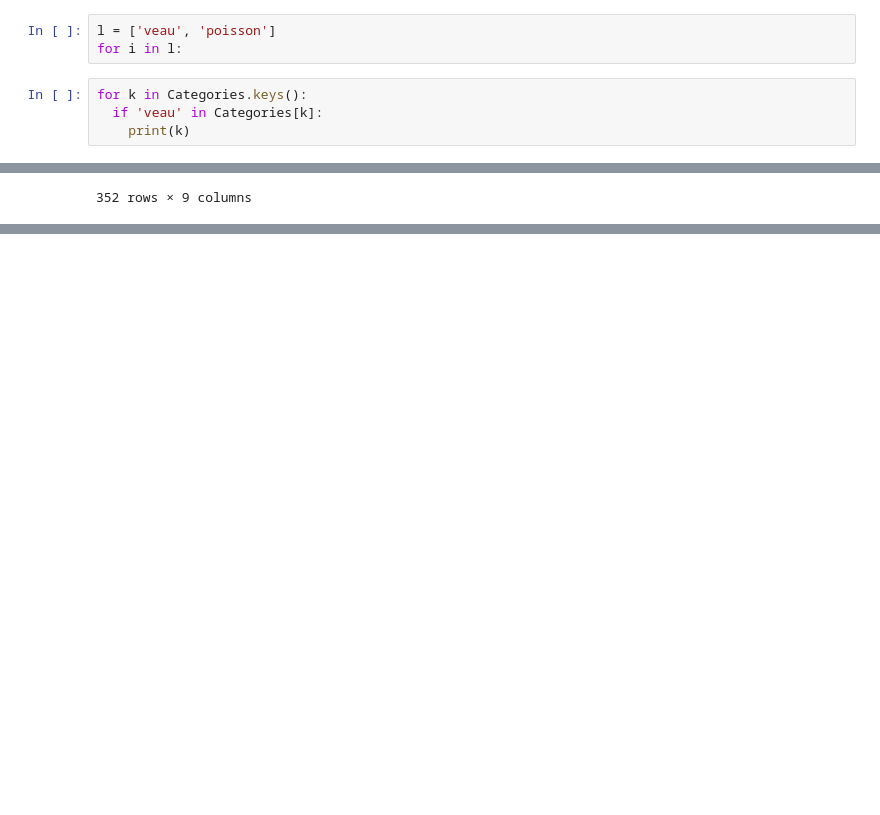
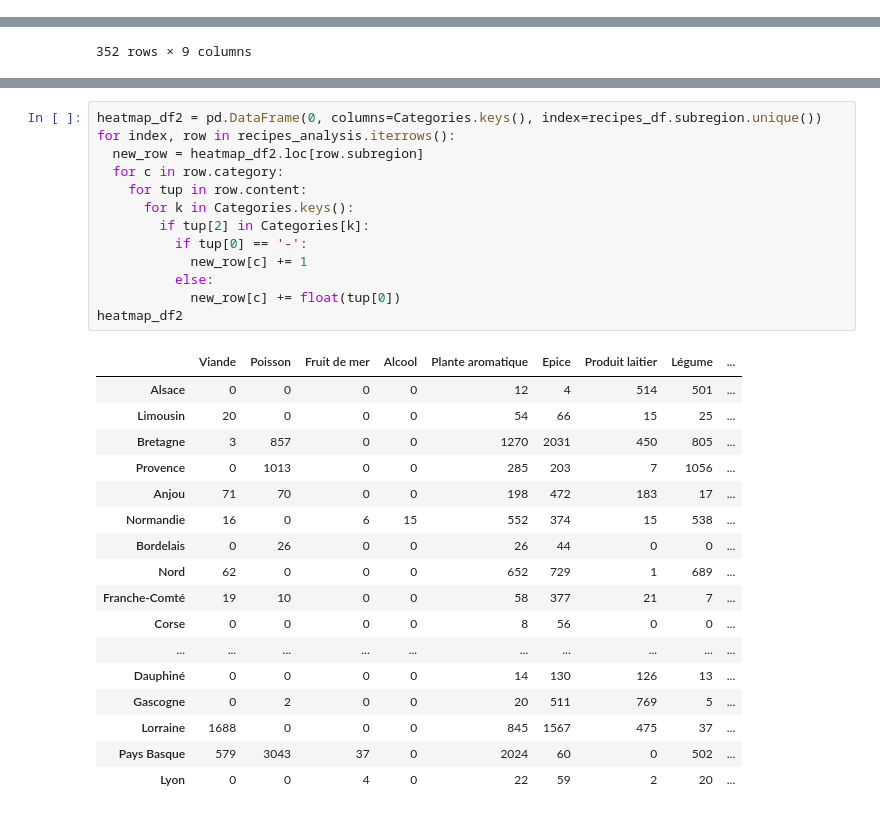
Before and after one commit to Ghalicb/historical-cookbook-digitalisation, a Jupyter notebook: src/recipes_analysis.ipynb, the cells around one changed output, grey strips where cells are left out. Cells and saved outputs as stored; diff of their text form; blank space fills up the shorter version.

```diff
--- a/src/recipes_analysis.ipynb
+++ b/src/recipes_analysis.ipynb
@@ -112,10 +109,3 @@ recipes_analysis = recipes_df.copy()
 recipes_analysis['content'] = ''
 recipes_analysis['ingredient'] = ''
 recipes_analysis['category'] = ''
-# %%
-l = ['veau', 'poisson']
-for i in l:
-# %%
-for k in Categories.keys():
-  if 'veau' in Categories[k]:
-    print(k)
@@ -269,0 +260,31 @@ sns.heatmap(heatmap_df, cmap="crest", annot=True, fmt=".1f")
+# %%
+heatmap_df2 = pd.DataFrame(0, columns=Categories.keys(), index=recipes_df.subregion.unique())
+for index, row in recipes_analysis.iterrows():
+  new_row = heatmap_df2.loc[row.subregion]
+  for c in row.category:
+    for tup in row.content:
+      for k in Categories.keys():
+        if tup[2] in Categories[k]:
+          if tup[0] == '-':
+            new_row[c] += 1
+          else:
+            new_row[c] += float(tup[0])
+heatmap_df2
+# %% [output]
+|  | Viande | Poisson | Fruit de mer | Alcool | Plante aromatique | Epice | Produit laitier | Légume | ... |
+| Alsace | 0 | 0 | 0 | 0 | 12 | 4 | 514 | 501 | ... |
+| Limousin | 20 | 0 | 0 | 0 | 54 | 66 | 15 | 25 | ... |
+| Bretagne | 3 | 857 | 0 | 0 | 1270 | 2031 | 450 | 805 | ... |
+| Provence | 0 | 1013 | 0 | 0 | 285 | 203 | 7 | 1056 | ... |
+| Anjou | 71 | 70 | 0 | 0 | 198 | 472 | 183 | 17 | ... |
+| Normandie | 16 | 0 | 6 | 15 | 552 | 374 | 15 | 538 | ... |
+| Bordelais | 0 | 26 | 0 | 0 | 26 | 44 | 0 | 0 | ... |
+| Nord | 62 | 0 | 0 | 0 | 652 | 729 | 1 | 689 | ... |
+| Franche-Comté | 19 | 10 | 0 | 0 | 58 | 377 | 21 | 7 | ... |
+| Corse | 0 | 0 | 0 | 0 | 8 | 56 | 0 | 0 | ... |
+| ... | ... | ... | ... | ... | ... | ... | ... | ... | ... |
+| Dauphiné | 0 | 0 | 0 | 0 | 14 | 130 | 126 | 13 | ... |
+| Gascogne | 0 | 2 | 0 | 0 | 20 | 511 | 769 | 5 | ... |
+| Lorraine | 1688 | 0 | 0 | 0 | 845 | 1567 | 475 | 37 | ... |
+| Pays Basque | 579 | 3043 | 37 | 0 | 2024 | 60 | 0 | 502 | ... |
+| Lyon | 0 | 0 | 4 | 0 | 22 | 59 | 2 | 20 | ... |
```
Also changed, not shown: parts of 14 cells of this notebook.
